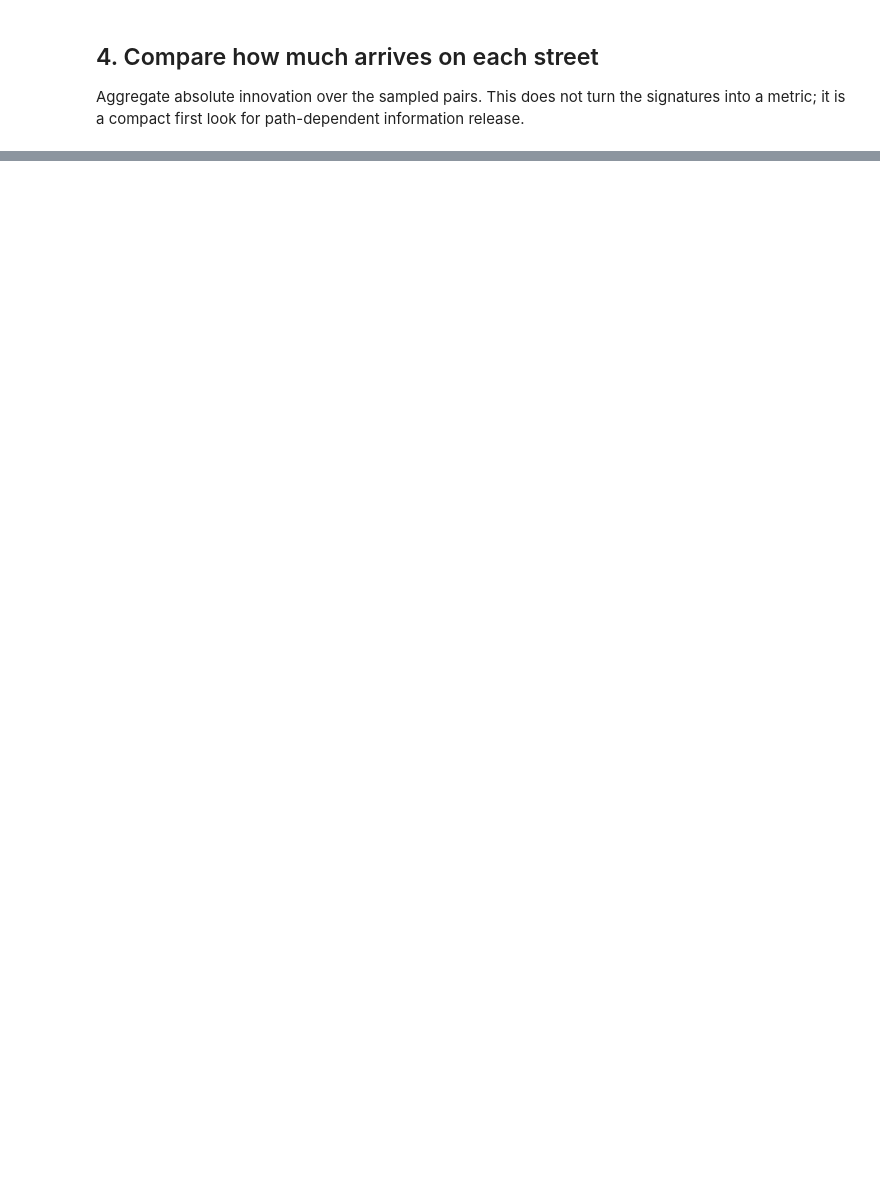
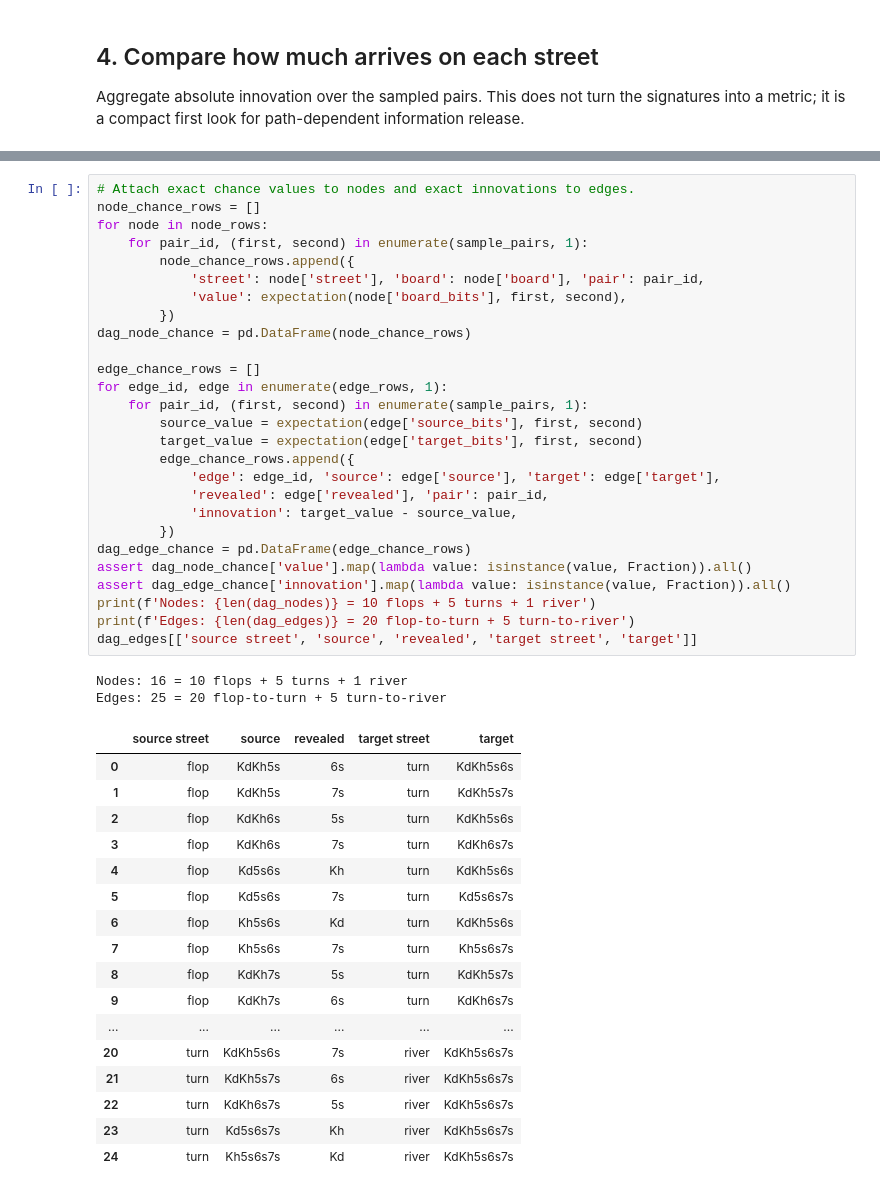
Before and after one commit to barryedmunds101/Pokertool, a Jupyter notebook: experiments/reveal_paths.ipynb, the cells around one changed output, grey strips where cells are left out. Drawn from its saved outputs; the diff is of its cells as text; blank space fills up the shorter version.

```diff
--- a/experiments/reveal_paths.ipynb
+++ b/experiments/reveal_paths.ipynb
@@ -264,3 +340,50 @@ plt.show()
+# %%
+# Attach exact chance values to nodes and exact innovations to edges.
+node_chance_rows = []
+for node in node_rows:
+    for pair_id, (first, second) in enumerate(sample_pairs, 1):
+        node_chance_rows.append({
+            'street': node['street'], 'board': node['board'], 'pair': pair_id,
+            'value': expectation(node['board_bits'], first, second),
+        })
+dag_node_chance = pd.DataFrame(node_chance_rows)
+
+edge_chance_rows = []
+for edge_id, edge in enumerate(edge_rows, 1):
+    for pair_id, (first, second) in enumerate(sample_pairs, 1):
+        source_value = expectation(edge['source_bits'], first, second)
+        target_value = expectation(edge['target_bits'], first, second)
+        edge_chance_rows.append({
+            'edge': edge_id, 'source': edge['source'], 'target': edge['target'],
+            'revealed': edge['revealed'], 'pair': pair_id,
+            'innovation': target_value - source_value,
+        })
+dag_edge_chance = pd.DataFrame(edge_chance_rows)
+assert dag_node_chance['value'].map(lambda value: isinstance(value, Fraction)).all()
+assert dag_edge_chance['innovation'].map(lambda value: isinstance(value, Fraction)).all()
+print(f'Nodes: {len(dag_nodes)} = 10 flops + 5 turns + 1 river')
+print(f'Edges: {len(dag_edges)} = 20 flop-to-turn + 5 turn-to-river')
+dag_edges[['source street', 'source', 'revealed', 'target street', 'target']]
+# %% [output]
+Nodes: 16 = 10 flops + 5 turns + 1 river
+Edges: 25 = 20 flop-to-turn + 5 turn-to-river
+|  | source street | source | revealed | target street | target |
+| 0 | flop | KdKh5s | 6s | turn | KdKh5s6s |
+| 1 | flop | KdKh5s | 7s | turn | KdKh5s7s |
+| 2 | flop | KdKh6s | 5s | turn | KdKh5s6s |
+| 3 | flop | KdKh6s | 7s | turn | KdKh6s7s |
+| 4 | flop | Kd5s6s | Kh | turn | KdKh5s6s |
+| 5 | flop | Kd5s6s | 7s | turn | Kd5s6s7s |
+| 6 | flop | Kh5s6s | Kd | turn | KdKh5s6s |
+| 7 | flop | Kh5s6s | 7s | turn | Kh5s6s7s |
+| 8 | flop | KdKh7s | 5s | turn | KdKh5s7s |
+| 9 | flop | KdKh7s | 6s | turn | KdKh6s7s |
+| ... | ... | ... | ... | ... | ... |
+| 20 | turn | KdKh5s6s | 7s | river | KdKh5s6s7s |
+| 21 | turn | KdKh5s7s | 6s | river | KdKh5s6s7s |
+| 22 | turn | KdKh6s7s | 5s | river | KdKh5s6s7s |
+| 23 | turn | Kd5s6s7s | Kh | river | KdKh5s6s7s |
+| 24 | turn | Kh5s6s7s | Kd | river | KdKh5s6s7s |
 # %% [markdown]
 ## Checks and interpretation
 
```
Also changed, not shown: parts of 11 cells of this notebook.
